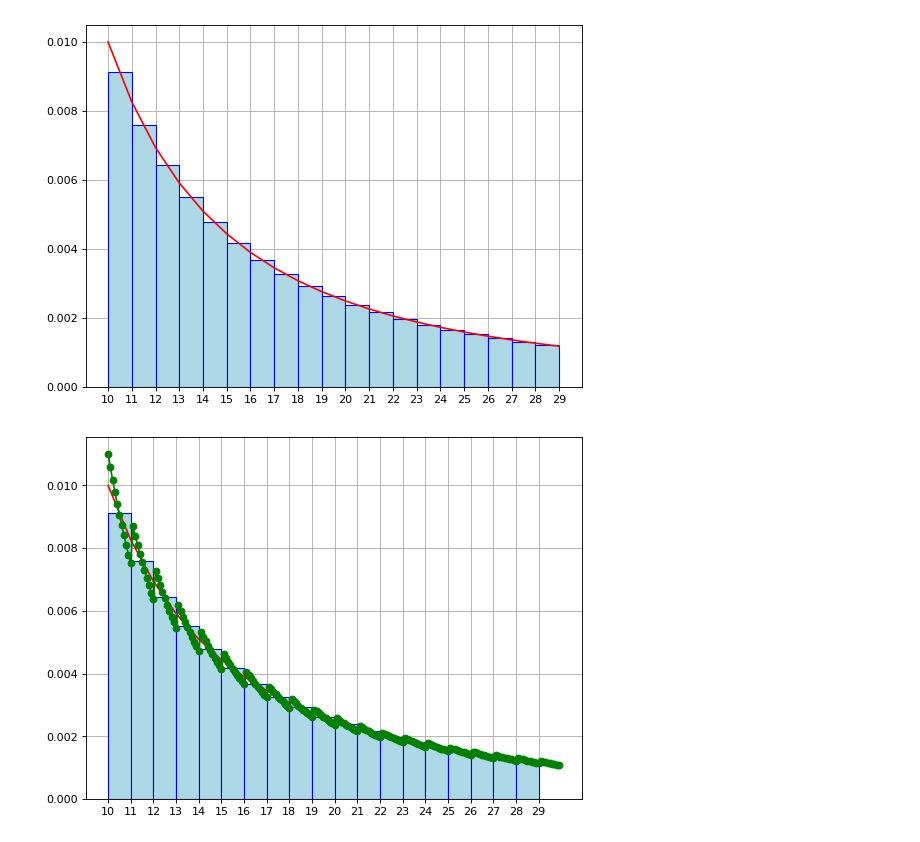
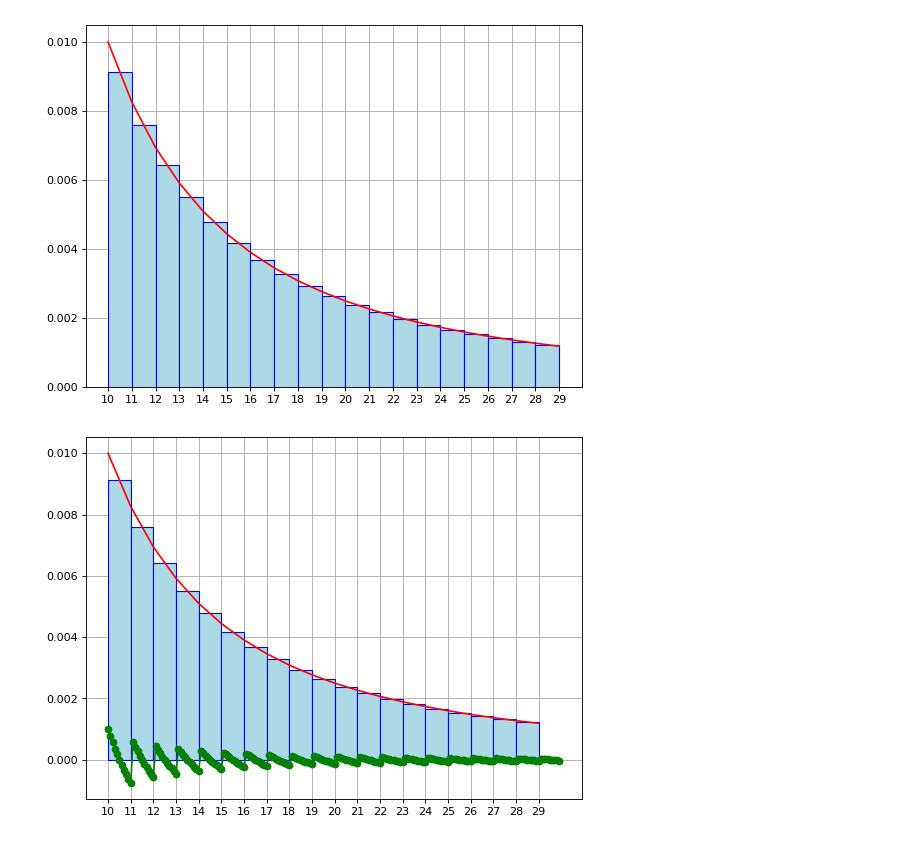
Before and after one commit to ahartel/rzf, a Jupyter notebook: euler_maclaurin_summation.ipynb, the cells around one changed output. Saved outputs shown, nothing was run; the diff lists cells and outputs as text; code cells hidden in the pictures.

Commit message:
Adding graph of error term to euler_maclaurin_summation

```diff
--- a/euler_maclaurin_summation.ipynb
+++ b/euler_maclaurin_summation.ipynb
@@ -38,15 +38,15 @@ plt.show()
 # %%
 diff_xs = np.arange(10, 30, 0.1)
 def difference(x):
-    return (-2.0 * x + 2 * np.floor(x) + 1.0)/np.power(x, 3) + inv_square(x)
+    return (-2.0 * x + 2 * np.floor(x) + 1.0)/np.power(x, 3)
 
 fig = plt.figure(figsize=(8, 6), dpi=80)
 ax = fig.add_subplot(1,1,1)
 
 ax.plot(xs, ys, color='red')
 ax.bar(xs[:-1], new_ys, width=1.0, color='lightblue', edgecolor='blue', align='edge', zorder=2.0)
 ax.set_xticks(xs)
 ax.plot(diff_xs, difference(diff_xs), '-o', color='green')
 ax.grid()
 # %% [output]
-[figure, old version]
+[figure, new version]
```
Also changed, not shown: parts of 1 cell of this notebook.
